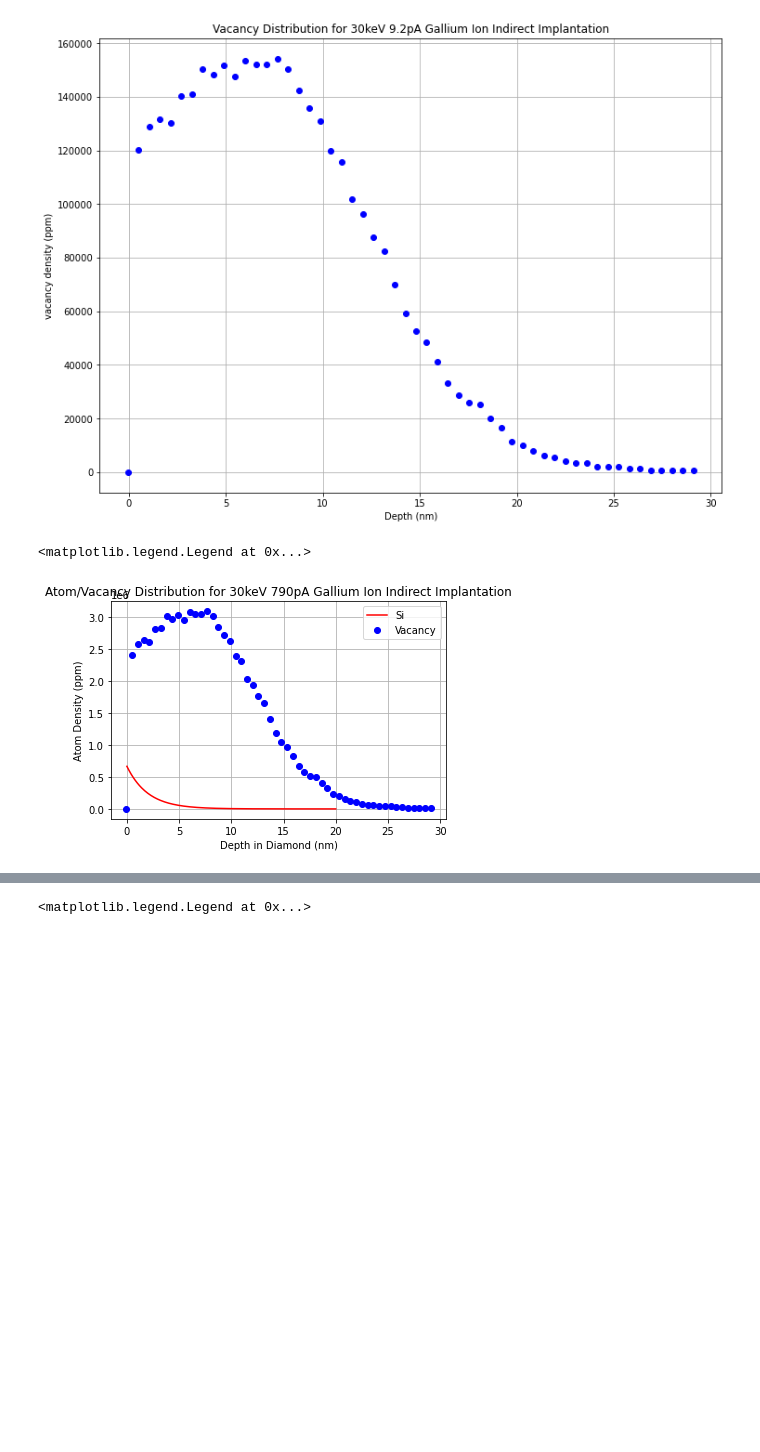
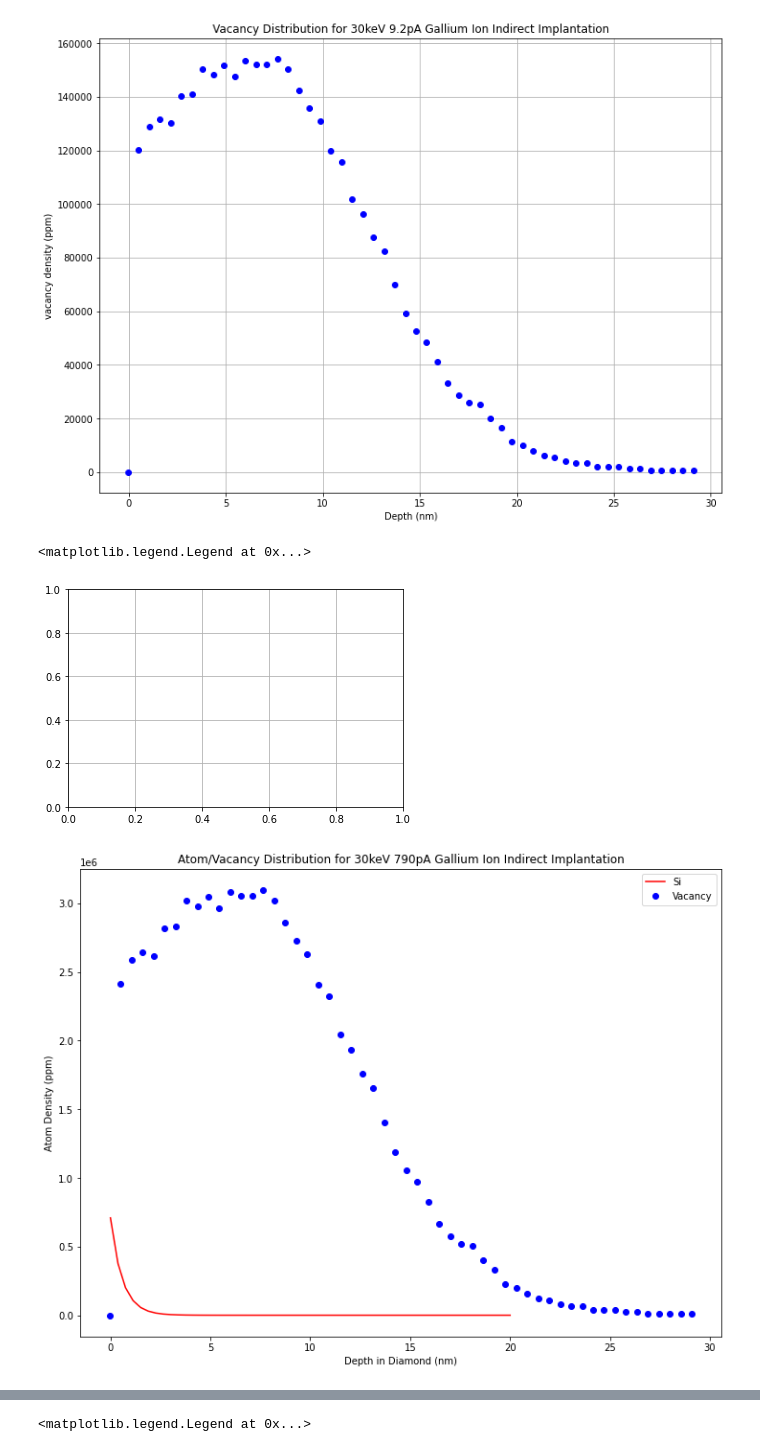
Before and after one commit to ahserhan/SiO2-SiV, a Jupyter notebook: simulation_process.ipynb, the cells around one changed output, grey strips where cells are left out. Cells and saved outputs as stored; diff of their text form; code cells hidden in the pictures; blank space fills up the shorter version.

```diff
--- a/simulation_process.ipynb
+++ b/simulation_process.ipynb
@@ -81,14 +81,16 @@ model_fit.plot(fig=myfig);
     decay:      0.59733759 +/- 0.02578902 (4.32%) (init = 2)
 [figure]
 # %%
-fit_x = np.linspace(0,20,200)
-fitcurve = model.eval(params, x = fit_x)
+fit_x = np.linspace(0,20,54)
+fitcurve = model_fit.eval(model_fit.params, x = fit_x)
 plt.figure(figsize=(9,6.5))
 plt.grid()
 plt.title('density / dose v.s. depth in diamond')
 plt.xlabel(r'x')
 plt.ylabel(r' y')
 plt.plot(fit_x, fitcurve, '-r',label = 'Si')
+plt.plot(newd, model_fit.best_fit, '-b',label = 'fit')
+
 plt.legend()
 # %% [output]
 <matplotlib.legend.Legend at 0x...>
@@ -148,15 +150,17 @@ plt.plot((depth[Index]/10)-5,vacancyppm2[Index],'ob')
 [figure]
 # %%
 plt.grid()
+myfig = plt.figure(figsize=(12,9))
 plt.xlabel(r'Depth in Diamond (nm)')
 plt.ylabel(r'Atom Density (ppm)')
 plt.plot(fit_x, ppm, '-r',label = 'Si')
 plt.title('Atom/Vacancy Distribution for 30keV 790pA Gallium Ion Indirect Implantation')
 plt.plot((depth[Index]/10)-5,vacancyppm[Index],'ob',label = 'Vacancy')
 plt.legend()
 # %% [output]
 <matplotlib.legend.Legend at 0x...>
-[figure, old version]
+[figure, new version]
+[figure, added]
 # %%
 plt.grid()
 plt.xlabel(r'Depth in Diamond (nm)')
```
Also changed, not shown: parts of 7 cells of this notebook.
